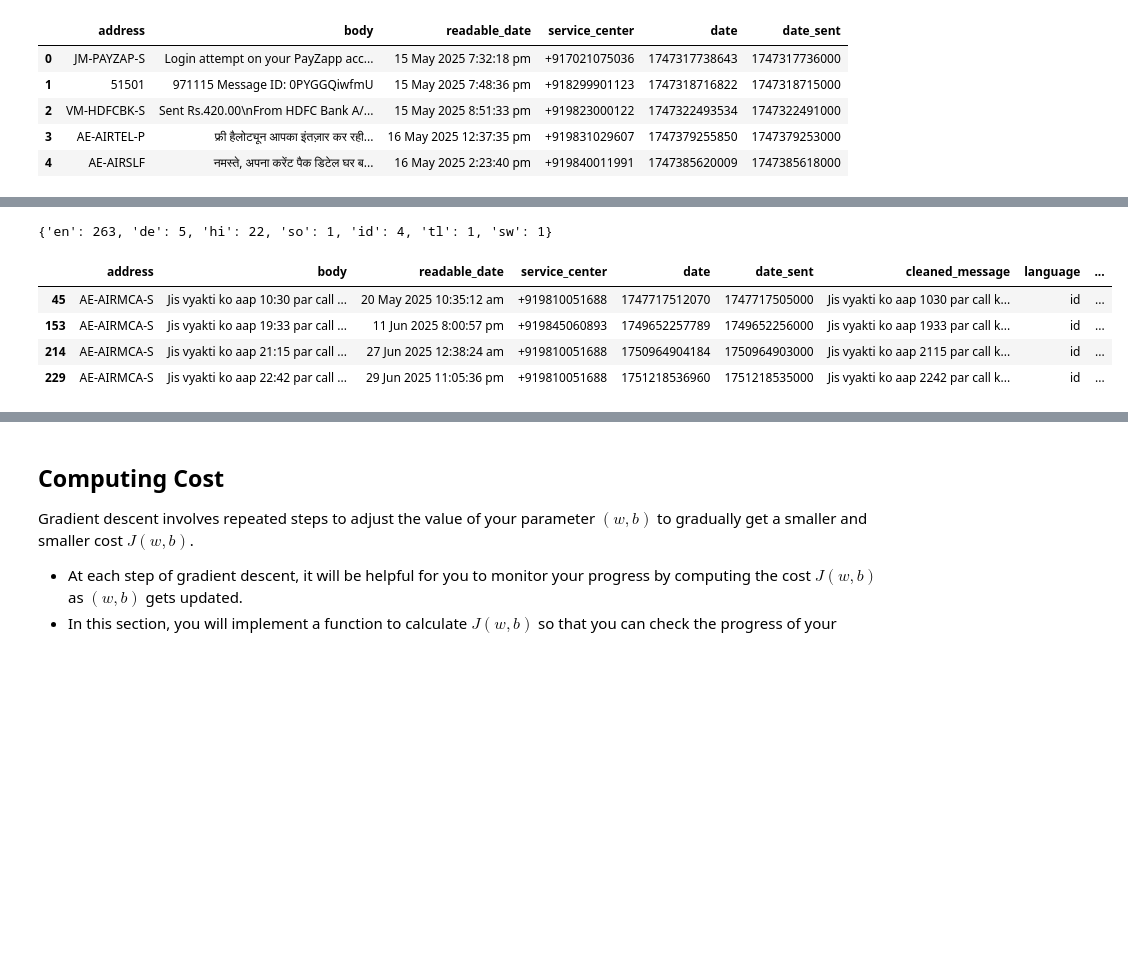
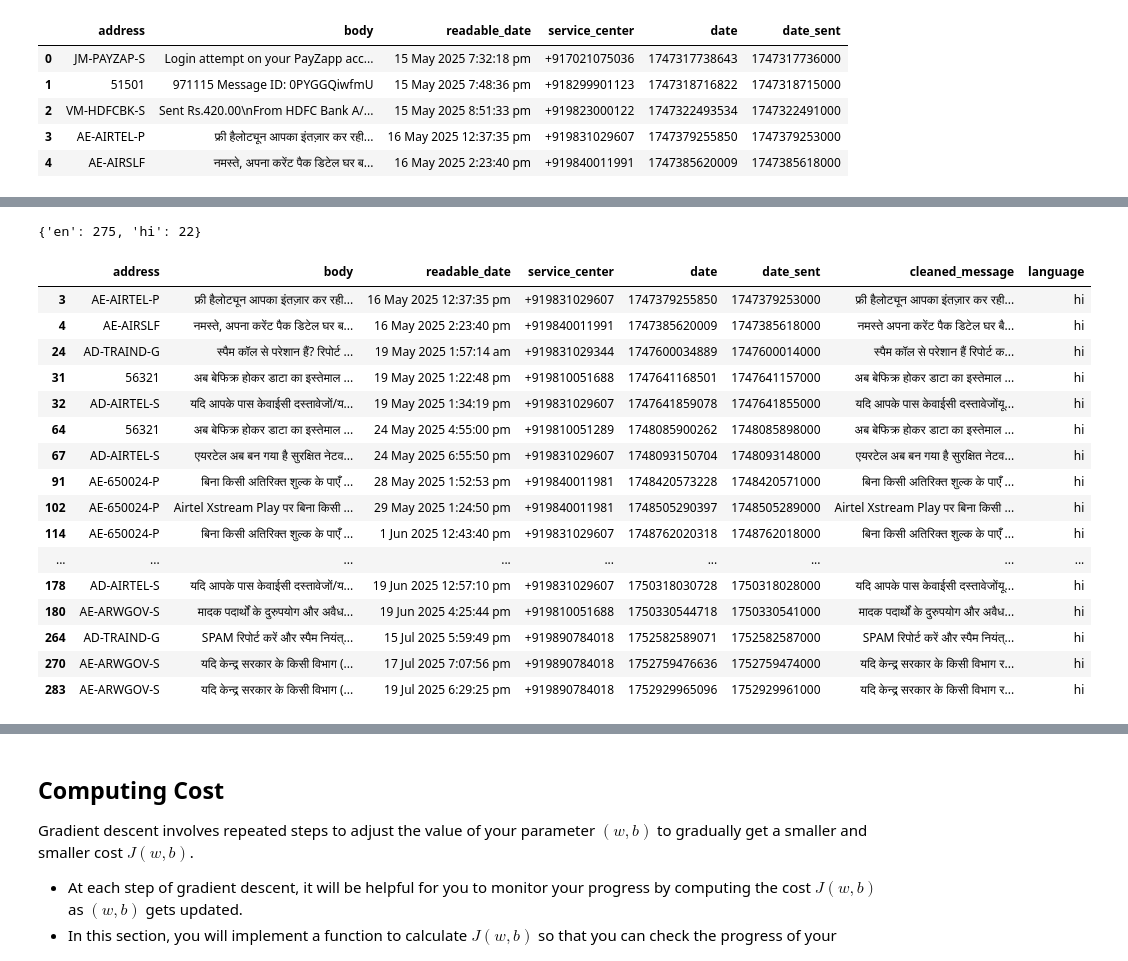
Before and after one commit to mhsuhail00/Filtrix, a Jupyter notebook: Progress.ipynb, the cells around one changed output, grey strips where cells are left out. Saved outputs shown, nothing was run; the diff lists cells and outputs as text; code cells hidden in the pictures; blank space fills up the shorter version.

```diff
--- a/Progress.ipynb
+++ b/Progress.ipynb
@@ -110,7 +94,7 @@ from langdetect import detect
 def detect_language(text):
     try:
         lang = detect(text)
-        return lang # ex. 'en', 'hi'
+        return 'en' if lang!='hi' else lang # ex. 'en', 'hi'
     except:
         return 'unknown'
 
@@ -168,10 +150,22 @@ Note: you may need to restart the kernel to use updated packages.
 # %%
 print({x: df[df['language'] == x].shape[0] for x in df['language'].unique()})
-df[df['language'] == 'id']
+df[df['language'] == 'hi']
 # %% [output]
-{'en': 263, 'de': 5, 'hi': 22, 'so': 1, 'id': 4, 'tl': 1, 'sw': 1}
+{'en': 275, 'hi': 22}
-|  | address | body | readable_date | service_center | date | date_sent | cleaned_message | language | ... |
-| 45 | AE-AIRMCA-S | Jis vyakti ko aap 10:30 par call ... | 20 May 2025 10:35:12 am | +919810051688 | 1747717512070 | 1747717505000 | Jis vyakti ko aap 1030 par call k... | id | ... |
-| 153 | AE-AIRMCA-S | Jis vyakti ko aap 19:33 par call ... | 11 Jun 2025 8:00:57 pm | +919845060893 | 1749652257789 | 1749652256000 | Jis vyakti ko aap 1933 par call k... | id | ... |
-| 214 | AE-AIRMCA-S | Jis vyakti ko aap 21:15 par call ... | 27 Jun 2025 12:38:24 am | +919810051688 | 1750964904184 | 1750964903000 | Jis vyakti ko aap 2115 par call k... | id | ... |
-| 229 | AE-AIRMCA-S | Jis vyakti ko aap 22:42 par call ... | 29 Jun 2025 11:05:36 pm | +919810051688 | 1751218536960 | 1751218535000 | Jis vyakti ko aap 2242 par call k... | id | ... |
+|  | address | body | readable_date | service_center | date | date_sent | cleaned_message | language |
+| 3 | AE-AIRTEL-P | फ्री हैलोट्यून आपका इंतज़ार कर रही... | 16 May 2025 12:37:35 pm | +919831029607 | 1747379255850 | 1747379253000 | फ्री हैलोट्यून आपका इंतज़ार कर रही... | hi |
+| 4 | AE-AIRSLF | नमस्ते, अपना करेंट पैक डिटेल घर ब... | 16 May 2025 2:23:40 pm | +919840011991 | 1747385620009 | 1747385618000 | नमस्ते अपना करेंट पैक डिटेल घर बै... | hi |
+| 24 | AD-TRAIND-G | स्पैम कॉल से परेशान हैं? रिपोर्ट ... | 19 May 2025 1:57:14 am | +919831029344 | 1747600034889 | 1747600014000 | स्पैम कॉल से परेशान हैं रिपोर्ट क... | hi |
+| 31 | 56321 | अब बेफिक्र होकर डाटा का इस्तेमाल ... | 19 May 2025 1:22:48 pm | +919810051688 | 1747641168501 | 1747641157000 | अब बेफिक्र होकर डाटा का इस्तेमाल ... | hi |
+| 32 | AD-AIRTEL-S | यदि आपके पास केवाईसी दस्तावेजों/य... | 19 May 2025 1:34:19 pm | +919831029607 | 1747641859078 | 1747641855000 | यदि आपके पास केवाईसी दस्तावेजोंयू... | hi |
+| 64 | 56321 | अब बेफिक्र होकर डाटा का इस्तेमाल ... | 24 May 2025 4:55:00 pm | +919810051289 | 1748085900262 | 1748085898000 | अब बेफिक्र होकर डाटा का इस्तेमाल ... | hi |
+| 67 | AD-AIRTEL-S | एयरटेल अब बन गया है सुरक्षित नेटव... | 24 May 2025 6:55:50 pm | +919831029607 | 1748093150704 | 1748093148000 | एयरटेल अब बन गया है सुरक्षित नेटव... | hi |
+| 91 | AE-650024-P | बिना किसी अतिरिक्त शुल्क के पाएँ ... | 28 May 2025 1:52:53 pm | +919840011981 | 1748420573228 | 1748420571000 | बिना किसी अतिरिक्त शुल्क के पाएँ ... | hi |
+| 102 | AE-650024-P | Airtel Xstream Play पर बिना किसी ... | 29 May 2025 1:24:50 pm | +919840011981 | 1748505290397 | 1748505289000 | Airtel Xstream Play पर बिना किसी ... | hi |
+| 114 | AE-650024-P | बिना किसी अतिरिक्त शुल्क के पाएँ ... | 1 Jun 2025 12:43:40 pm | +919831029607 | 1748762020318 | 1748762018000 | बिना किसी अतिरिक्त शुल्क के पाएँ ... | hi |
+| ... | ... | ... | ... | ... | ... | ... | ... | ... |
+| 178 | AD-AIRTEL-S | यदि आपके पास केवाईसी दस्तावेजों/य... | 19 Jun 2025 12:57:10 pm | +919831029607 | 1750318030728 | 1750318028000 | यदि आपके पास केवाईसी दस्तावेजोंयू... | hi |
+| 180 | AE-ARWGOV-S | मादक पदार्थों के दुरुपयोग और अवैध... | 19 Jun 2025 4:25:44 pm | +919810051688 | 1750330544718 | 1750330541000 | मादक पदार्थों के दुरुपयोग और अवैध... | hi |
+| 264 | AD-TRAIND-G | SPAM रिपोर्ट करें और स्पैम नियंत्... | 15 Jul 2025 5:59:49 pm | +919890784018 | 1752582589071 | 1752582587000 | SPAM रिपोर्ट करें और स्पैम नियंत्... | hi |
+| 270 | AE-ARWGOV-S | यदि केन्द्र सरकार के किसी विभाग (... | 17 Jul 2025 7:07:56 pm | +919890784018 | 1752759476636 | 1752759474000 | यदि केन्द्र सरकार के किसी विभाग र... | hi |
+| 283 | AE-ARWGOV-S | यदि केन्द्र सरकार के किसी विभाग (... | 19 Jul 2025 6:29:25 pm | +919890784018 | 1752929965096 | 1752929961000 | यदि केन्द्र सरकार के किसी विभाग र... | hi |
```
Also changed, not shown: parts of 11 cells of this notebook.
